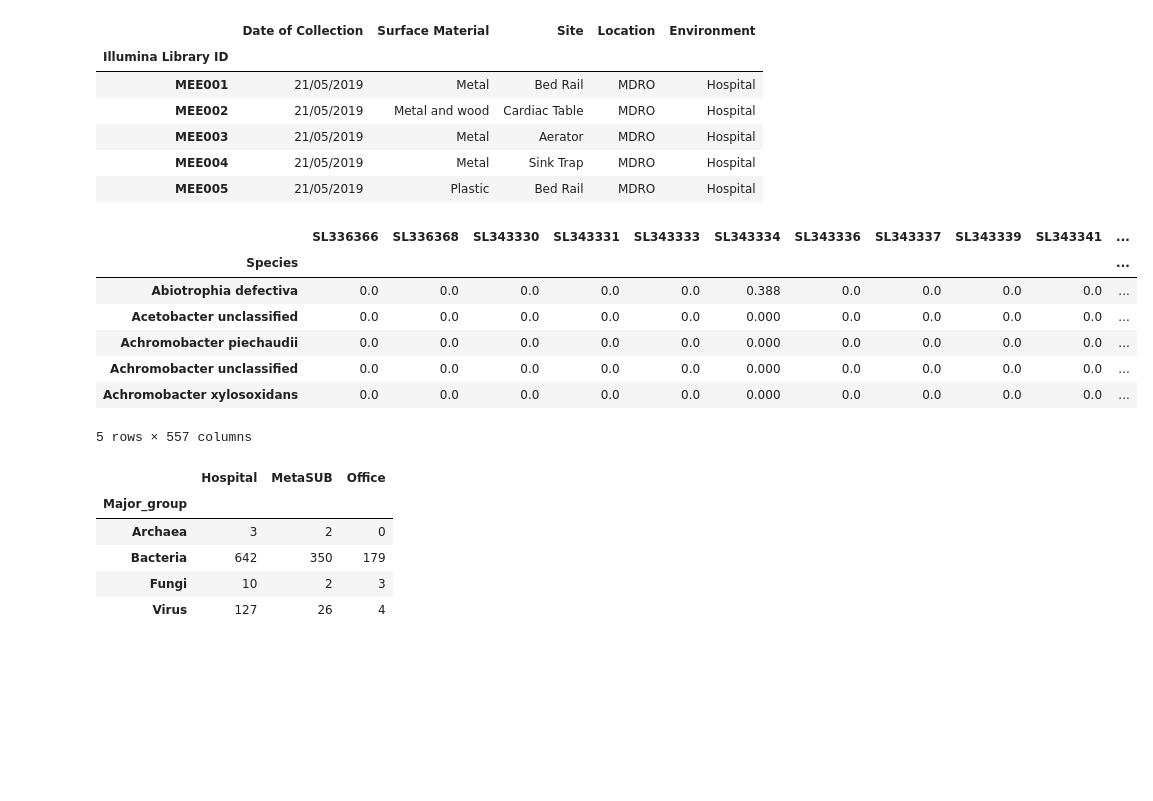
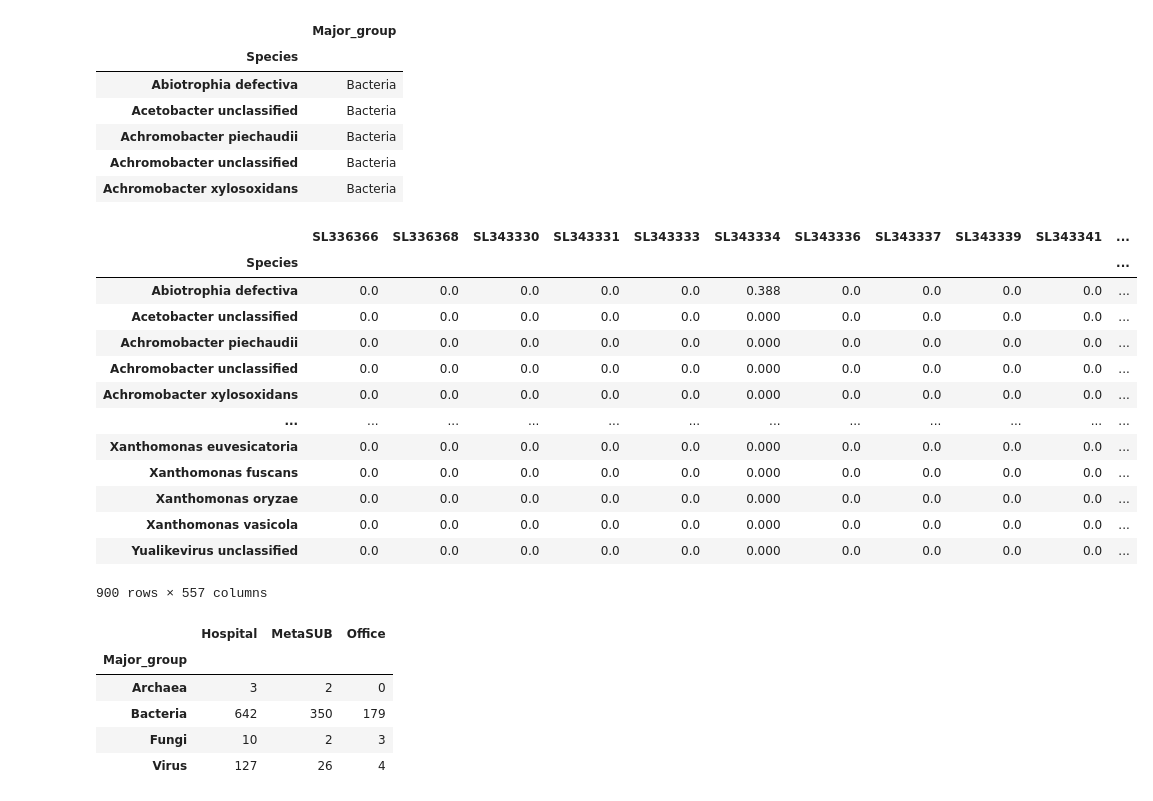
Before and after one commit to RamanLab/Hospital_Microbiome, a Jupyter notebook: Diversity.ipynb, the cells around one changed output. Saved outputs shown, nothing was run; the diff lists cells and outputs as text; code cells hidden in the pictures; blank space fills up the shorter version.

```diff
--- a/Diversity.ipynb
+++ b/Diversity.ipynb
@@ -1,54 +1,62 @@
 # %%
-# Import required libraries
+# Import necessary libraries
 import matplotlib.pyplot as plt
-from matplotlib_venn import venn3
 import pandas as pd
+import requests
 import seaborn as sns
 import ssl
 from ete3 import NCBITaxa
+from io import StringIO
+from matplotlib_venn import venn3
 
 # Configure SSL settings
 ssl._create_default_https_context = ssl._create_unverified_context
 
 # Set the directory path
-directory_path = '/Users/apple/Desktop/Diversity/'
+input_path = '/Users/apple/Desktop/Diversity/Input_data/'
+output_path = '/Users/apple/Desktop/Diversity/Output_data/'
+figure_path = '/Users/apple/Desktop/Diversity/Figures/'
 # %%
-
-
 # Load data from CSV files
-microbes_data = pd.read_csv(directory_path + '1. Data_Chng2020.xlsx - Chng_2020.csv',
+microbes_data = pd.read_csv(input_path + '1. Data_Chng2020.xlsx - Chng_2020.csv',
                             index_col='Species')
 
-group_data = pd.read_csv(directory_path + '1. Data_Chng2020.xlsx - Chng_2020_groups.csv',
+group_data = pd.read_csv(input_path + '1. Data_Chng2020.xlsx - Chng_2020_groups.csv',
                          index_col='Species')
 
 # Load metadata from a CSV file
-metadata = pd.read_csv(directory_path + '1. Data_Chng2020.xlsx - Metadata.csv',
+metadata = pd.read_csv(input_path + '1. Data_Chng2020.xlsx - Metadata.csv',
                        index_col='Illumina Library ID')
 # %%
 # Display the head of metadata for initial exploration
-metadata.head()
+group_data.head()
 # %% [output]
-|  | Date of Collection | Surface Material | Site | Location | Environment |
-| Illumina Library ID |  |  |  |  |  |
-| MEE001 | 21/05/2019 | Metal | Bed Rail | MDRO | Hospital |
-| MEE002 | 21/05/2019 | Metal and wood | Cardiac Table | MDRO | Hospital |
-| MEE003 | 21/05/2019 | Metal | Aerator | MDRO | Hospital |
-| MEE004 | 21/05/2019 | Metal | Sink Trap | MDRO | Hospital |
-| MEE005 | 21/05/2019 | Plastic | Bed Rail | MDRO | Hospital |
+|  | Major_group |
+| Species |  |
+| Abiotrophia defectiva | Bacteria |
+| Acetobacter unclassified | Bacteria |
+| Achromobacter piechaudii | Bacteria |
+| Achromobacter unclassified | Bacteria |
+| Achromobacter xylosoxidans | Bacteria |
 # %%
 # Merge 'Major_group' column from 'group_data' into 'microbes_data' based on 'Species'
 merged_data = pd.merge(microbes_data, group_data, on='Species', how='left')
-merged_data.head()
+merged_data
 # %% [output]
 |  | SL336366 | SL336368 | SL343330 | SL343331 | SL343333 | SL343334 | SL343336 | SL343337 | SL343339 | SL343341 | ... |
 | Species |  |  |  |  |  |  |  |  |  |  | ... |
 | Abiotrophia defectiva | 0.0 | 0.0 | 0.0 | 0.0 | 0.0 | 0.388 | 0.0 | 0.0 | 0.0 | 0.0 | ... |
 | Acetobacter unclassified | 0.0 | 0.0 | 0.0 | 0.0 | 0.0 | 0.000 | 0.0 | 0.0 | 0.0 | 0.0 | ... |
 | Achromobacter piechaudii | 0.0 | 0.0 | 0.0 | 0.0 | 0.0 | 0.000 | 0.0 | 0.0 | 0.0 | 0.0 | ... |
 | Achromobacter unclassified | 0.0 | 0.0 | 0.0 | 0.0 | 0.0 | 0.000 | 0.0 | 0.0 | 0.0 | 0.0 | ... |
 | Achromobacter xylosoxidans | 0.0 | 0.0 | 0.0 | 0.0 | 0.0 | 0.000 | 0.0 | 0.0 | 0.0 | 0.0 | ... |
+| ... | ... | ... | ... | ... | ... | ... | ... | ... | ... | ... | ... |
+| Xanthomonas euvesicatoria | 0.0 | 0.0 | 0.0 | 0.0 | 0.0 | 0.000 | 0.0 | 0.0 | 0.0 | 0.0 | ... |
+| Xanthomonas fuscans | 0.0 | 0.0 | 0.0 | 0.0 | 0.0 | 0.000 | 0.0 | 0.0 | 0.0 | 0.0 | ... |
+| Xanthomonas oryzae | 0.0 | 0.0 | 0.0 | 0.0 | 0.0 | 0.000 | 0.0 | 0.0 | 0.0 | 0.0 | ... |
+| Xanthomonas vasicola | 0.0 | 0.0 | 0.0 | 0.0 | 0.0 | 0.000 | 0.0 | 0.0 | 0.0 | 0.0 | ... |
+| Yualikevirus unclassified | 0.0 | 0.0 | 0.0 | 0.0 | 0.0 | 0.000 | 0.0 | 0.0 | 0.0 | 0.0 | ... |
-5 rows × 557 columns
+900 rows × 557 columns
 # %%
 # Count occurrences of microbes in each environment based on 'Major_group'
 transposed_data = merged_data.transpose()
```
Also changed, not shown: parts of 8 cells of this notebook.
